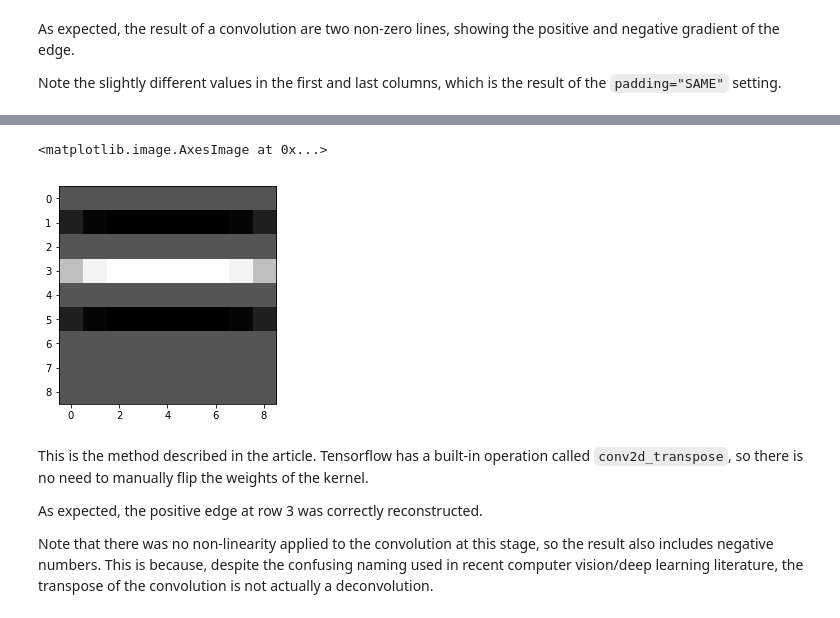
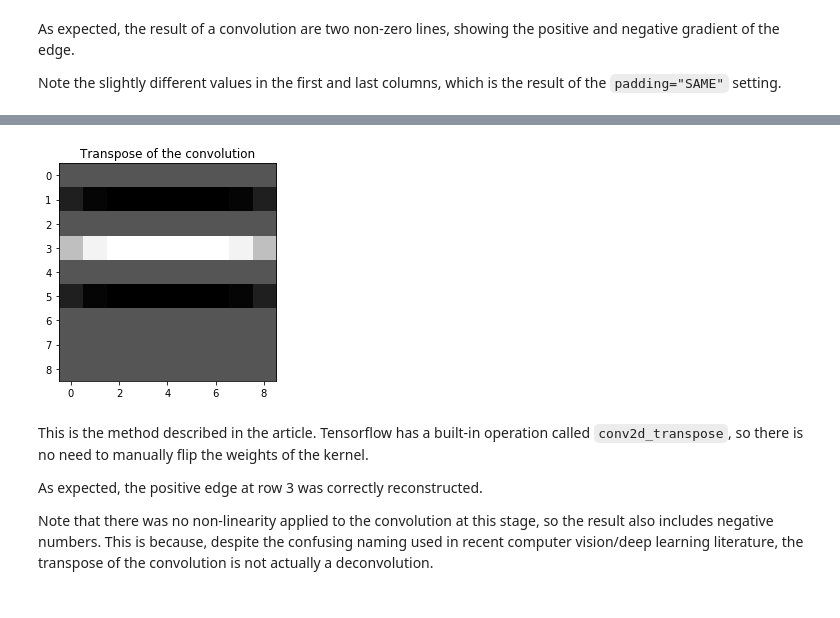
Before and after one commit to adamdivak/vgg_deconv_vis, a Jupyter notebook: Simplified deconvolution example.ipynb, the cells around one changed output, grey strips where cells are left out. Drawn from its saved outputs; the diff is of its cells as text; code cells hidden in the pictures.

```diff
--- a/Simplified deconvolution example.ipynb
+++ b/Simplified deconvolution example.ipynb
@@ -99,8 +83,8 @@ array([[  0.,   0.,   0.,   0.,   0.,   0.,   0.,   0.,   0.],
 # %%
 plt.imshow(norm_image(d_conv1_img_trans_val.squeeze()), interpolation="nearest", cmap="gray")
+_ = plt.title("Transpose of the convolution")
 # %% [output]
-<matplotlib.image.AxesImage at 0x...>
-[figure, old version]
+[figure, new version]
 # %% [markdown]
 This is the method described in the article. Tensorflow has a built-in operation called `conv2d_transpose`, so there is no need to manually flip the weights of the kernel.
 
```
Also changed, not shown: parts of 33 cells of this notebook, 1 other file.
